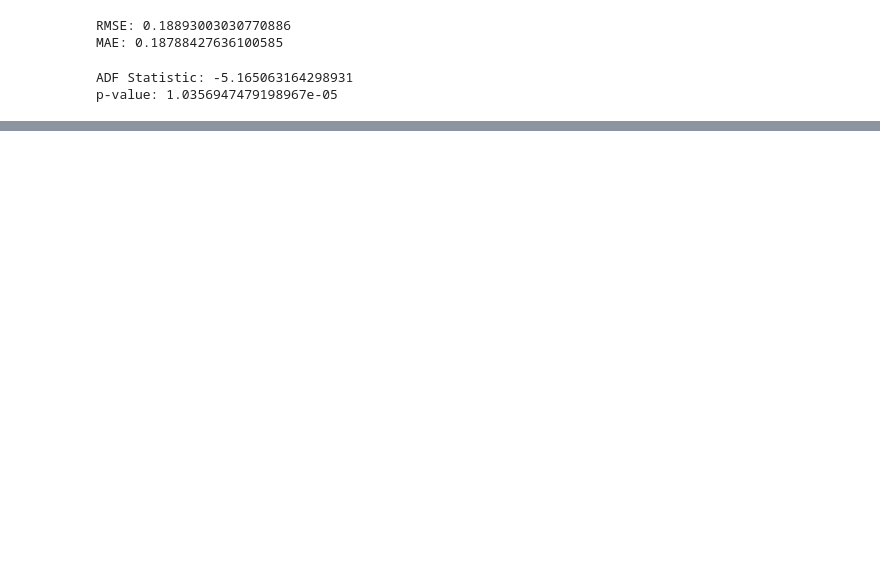
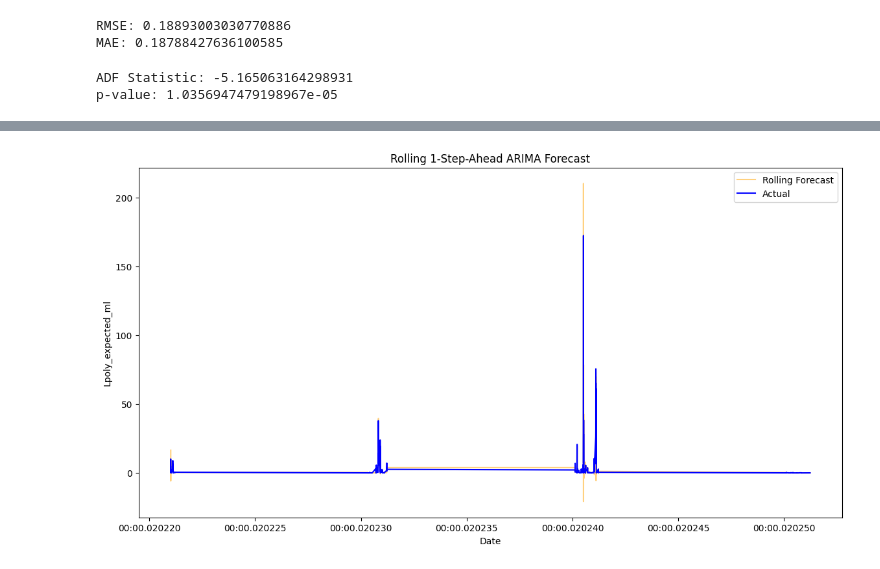
Before and after one commit to lemoncastle/hires-algal-bloom-prediction, a Jupyter notebook: models/arima_trial.ipynb, the cells around one changed output, grey strips where cells are left out. Saved outputs shown, nothing was run; the diff lists cells and outputs as text; code cells hidden in the pictures; blank space fills up the shorter version.

```diff
--- a/models/arima_trial.ipynb
+++ b/models/arima_trial.ipynb
@@ -69,0 +132,18 @@ p-value: 1.0356947479198967e-05
+# %%
+history = []
+rolling_preds = []
+
+for t in range(len(total)):
+    if t < 5:
+        rolling_preds.append(np.nan)
+        history.append(total['Lpoly_expected_ml'].iloc[t])
+        continue
+
+    model = ARIMA(history, order=(5,1,0))
+    model_fit = model.fit()
+    yhat = model_fit.forecast()[0]
+
+    rolling_preds.append(yhat)
+    history.append(total['Lpoly_expected_ml'].iloc[t])
+
+rolling_series = pd.Series(rolling_preds, index=total.index)
@@ -69,0 +170,12 @@ p-value: 1.0356947479198967e-05
+# %%
+plt.figure(figsize=(14,7))
+
+plt.plot(rolling_series.index[1:], rolling_series[1:], label='Rolling Forecast', color='orange',alpha=0.5)
+plt.plot(total.index, total['Lpoly_expected_ml'], label='Actual', color='blue')
+plt.title('Rolling 1-Step-Ahead ARIMA Forecast')
+plt.xlabel('Date')
+plt.ylabel('Lpoly_expected_ml')
+plt.legend()
+plt.show()
+# %% [output]
+[figure, added]
```
Also changed, not shown: parts of 11 cells of this notebook.
